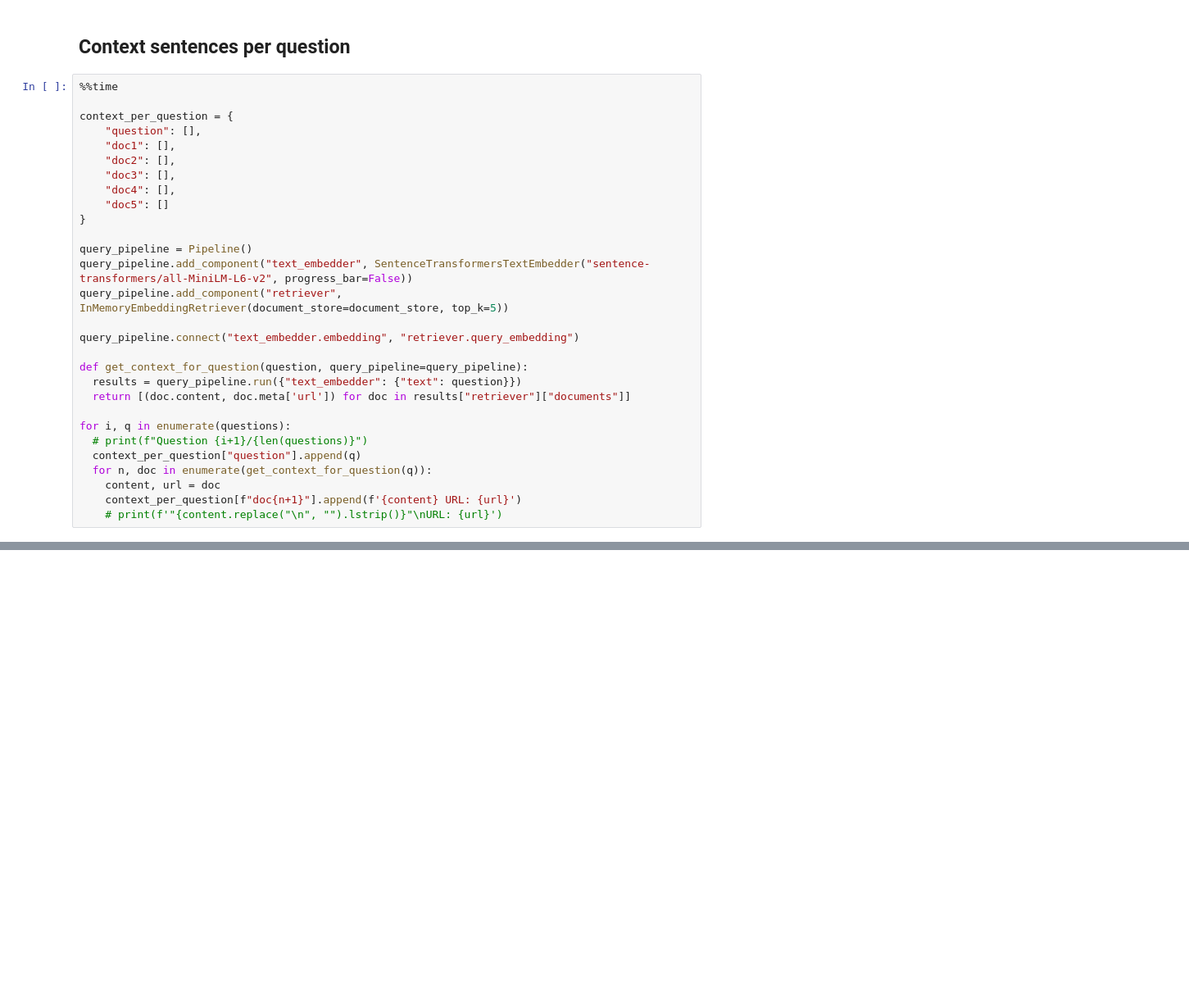
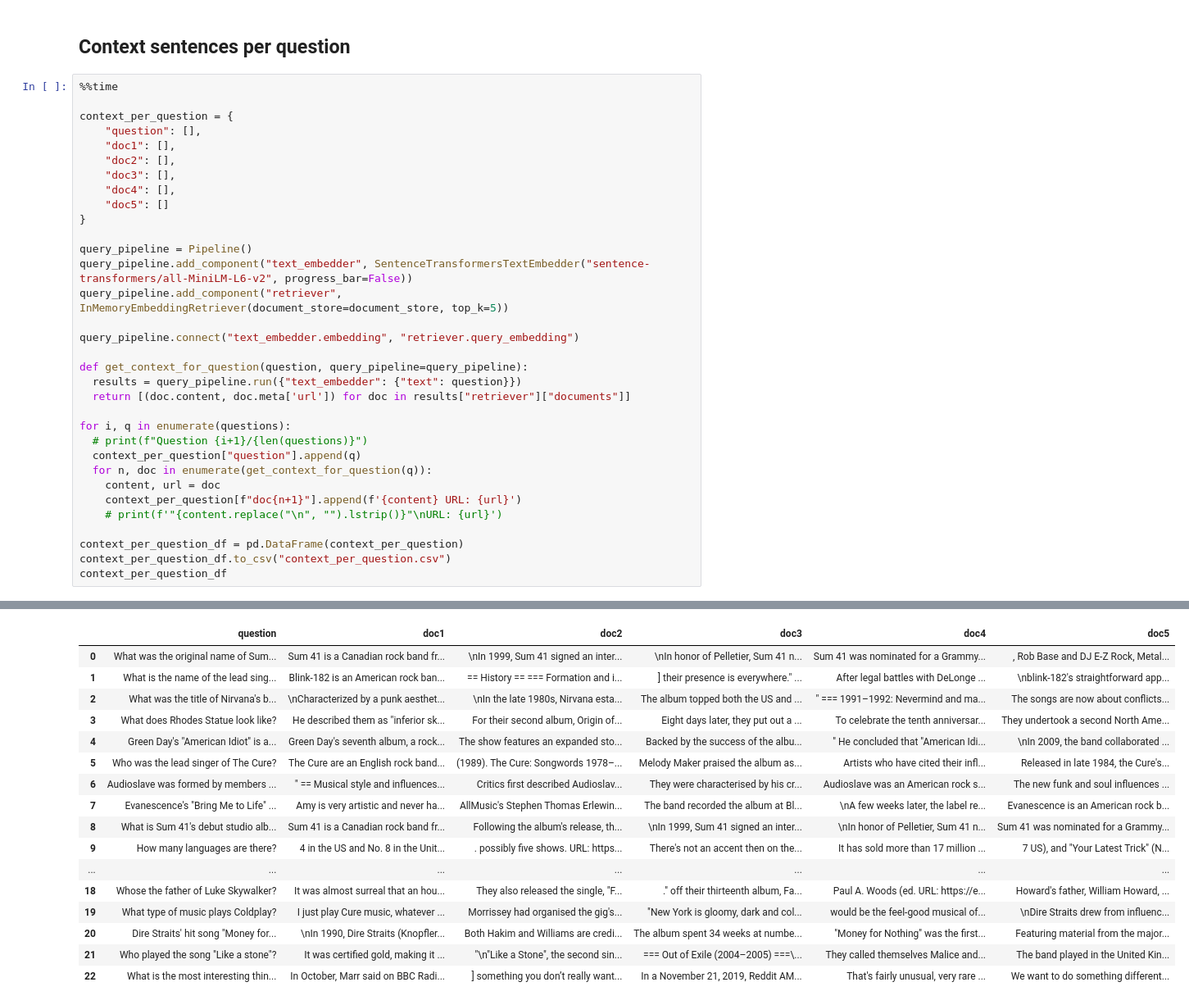
Before and after one commit to evillag/nlp, a Jupyter notebook: proyecto/test_bench.ipynb, the cells around one changed output, grey strips where cells are left out. Shown: that part at 82% size. Drawn from its saved outputs; the diff is of its cells as text; blank space fills up the shorter version.

```diff
--- a/proyecto/test_bench.ipynb
+++ b/proyecto/test_bench.ipynb
@@ -440,4 +437,8 @@ for i, q in enumerate(questions):
     content, url = doc
     context_per_question[f"doc{n+1}"].append(f'{content} URL: {url}')
     # print(f'"{content.replace("\n", "").lstrip()}"\nURL: {url}')
+
+context_per_question_df = pd.DataFrame(context_per_question)
+context_per_question_df.to_csv("context_per_question.csv")
+context_per_question_df
 # %% [output]
@@ -445,0 +447,17 @@ Wall time: 1.58 s
+|  | question | doc1 | doc2 | doc3 | doc4 | doc5 |
+| 0 | What was the original name of Sum... | Sum 41 is a Canadian rock band fr... | \nIn 1999, Sum 41 signed an inter... | \nIn honor of Pelletier, Sum 41 n... | Sum 41 was nominated for a Grammy... | , Rob Base and DJ E-Z Rock, Metal... |
+| 1 | What is the name of the lead sing... | Blink-182 is an American rock ban... | == History == === Formation and i... | ] their presence is everywhere." ... | After legal battles with DeLonge ... | \nblink-182's straightforward app... |
+| 2 | What was the title of Nirvana's b... | \nCharacterized by a punk aesthet... | \nIn the late 1980s, Nirvana esta... | The album topped both the US and ... | " === 1991–1992: Nevermind and ma... | The songs are now about conflicts... |
+| 3 | What does Rhodes Statue look like? | He described them as "inferior sk... | For their second album, Origin of... | Eight days later, they put out a ... | To celebrate the tenth anniversar... | They undertook a second North Ame... |
+| 4 | Green Day's "American Idiot" is a... | Green Day's seventh album, a rock... | The show features an expanded sto... | Backed by the success of the albu... | " He concluded that "American Idi... | \nIn 2009, the band collaborated ... |
+| 5 | Who was the lead singer of The Cure? | The Cure are an English rock band... | (1989). The Cure: Songwords 1978–... | Melody Maker praised the album as... | Artists who have cited their infl... | Released in late 1984, the Cure's... |
+| 6 | Audioslave was formed by members ... | " == Musical style and influences... | Critics first described Audioslav... | They were characterised by his cr... | Audioslave was an American rock s... | The new funk and soul influences ... |
+| 7 | Evanescence's "Bring Me to Life" ... | Amy is very artistic and never ha... | AllMusic's Stephen Thomas Erlewin... | The band recorded the album at Bl... | \nA few weeks later, the label re... | Evanescence is an American rock b... |
+| 8 | What is Sum 41's debut studio alb... | Sum 41 is a Canadian rock band fr... | Following the album's release, th... | \nIn 1999, Sum 41 signed an inter... | \nIn honor of Pelletier, Sum 41 n... | Sum 41 was nominated for a Grammy... |
+| 9 | How many languages are there? | 4 in the US and No. 8 in the Unit... | . possibly five shows. URL: https... | There's not an accent then on the... | It has sold more than 17 million ... | 7 US), and "Your Latest Trick" (N... |
+| ... | ... | ... | ... | ... | ... | ... |
+| 18 | Whose the father of Luke Skywalker? | It was almost surreal that an hou... | They also released the single, "F... | ." off their thirteenth album, Fa... | Paul A. Woods (ed. URL: https://e... | Howard's father, William Howard, ... |
+| 19 | What type of music plays Coldplay? | I just play Cure music, whatever ... | Morrissey had organised the gig's... | "New York is gloomy, dark and col... | would be the feel-good musical of... | \nDire Straits drew from influenc... |
+| 20 | Dire Straits' hit song "Money for... | \nIn 1990, Dire Straits (Knopfler... | Both Hakim and Williams are credi... | The album spent 34 weeks at numbe... | "Money for Nothing" was the first... | Featuring material from the major... |
+| 21 | Who played the song "Like a stone"? | It was certified gold, making it ... | "\n"Like a Stone", the second sin... | === Out of Exile (2004–2005) ===\... | They called themselves Malice and... | The band played in the United Kin... |
+| 22 | What is the most interesting thin... | In October, Marr said on BBC Radi... | ] something you don’t really want... | In a November 21, 2019, Reddit AM... | That's fairly unusual, very rare ... | We want to do something different... |
```
Also changed, not shown: parts of 8 cells of this notebook.
